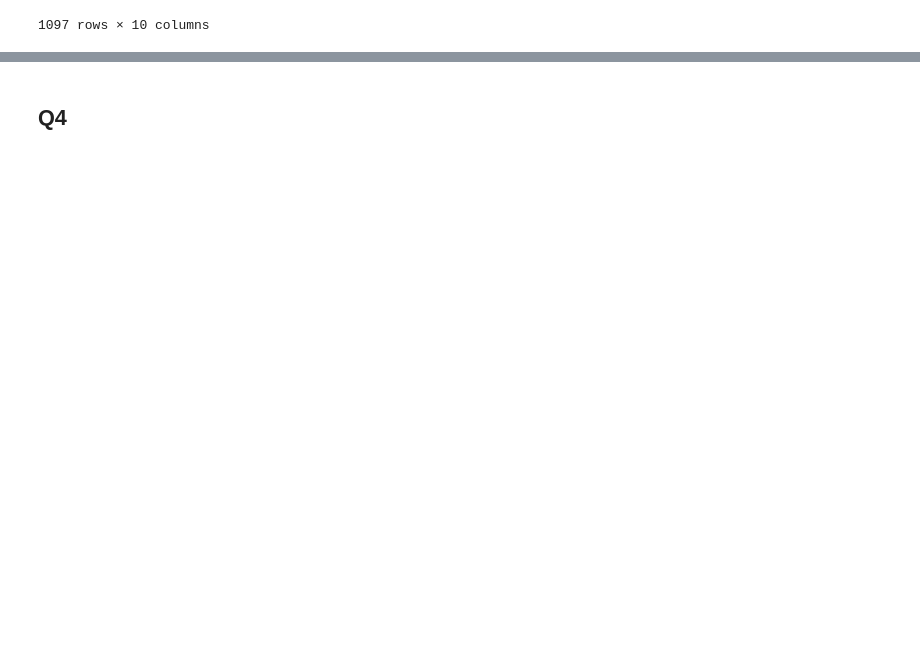
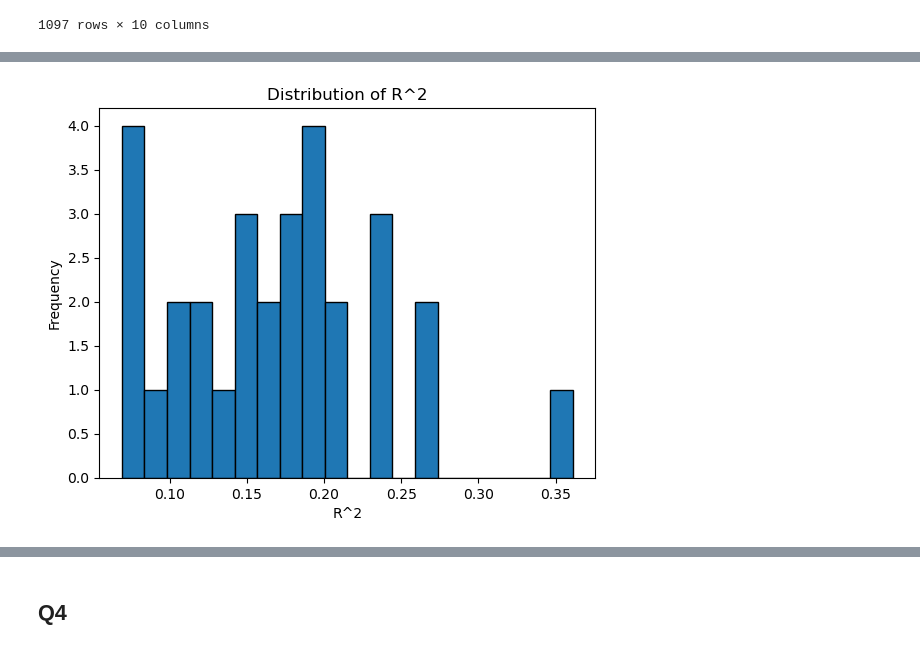
Before and after one commit to csendranshi/DSGA-1001-Project2, a Jupyter notebook: DS_project2.ipynb, the cells around one changed output, grey strips where cells are left out. Cells and saved outputs as stored; diff of their text form; code cells hidden in the pictures; blank space fills up the shorter version.

```diff
--- a/DS_project2.ipynb
+++ b/DS_project2.ipynb
@@ -584,0 +588,8 @@ Root Mean Squared Error (RMSE): 0.31807282846132046
+# %%
+plt.hist(cods, bins=20, edgecolor='black')
+plt.title('Distribution of R^2')
+plt.xlabel('R^2')
+plt.ylabel('Frequency')
+plt.show()
+# %% [output]
+[figure, added]
```
Also changed, not shown: parts of 8 cells of this notebook.
